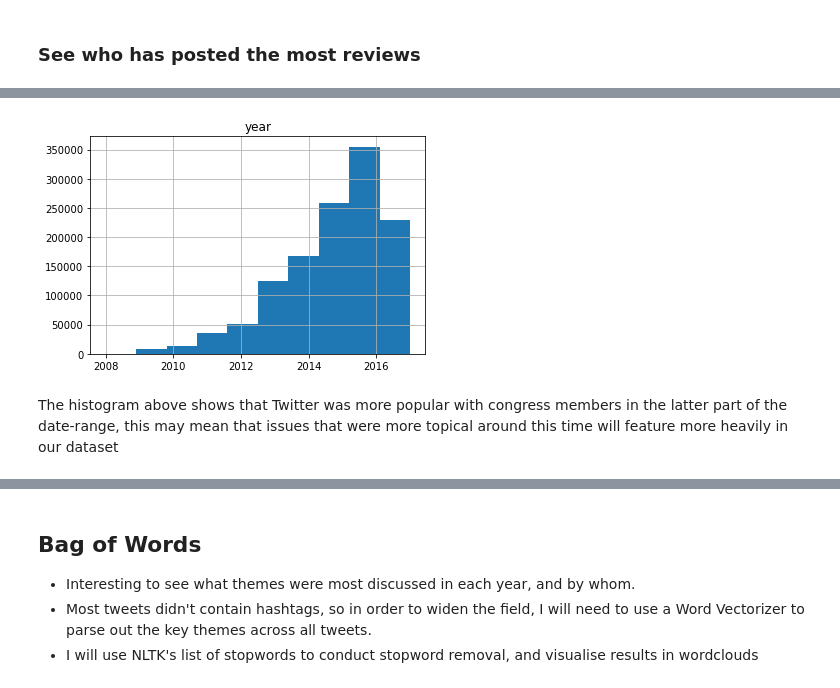
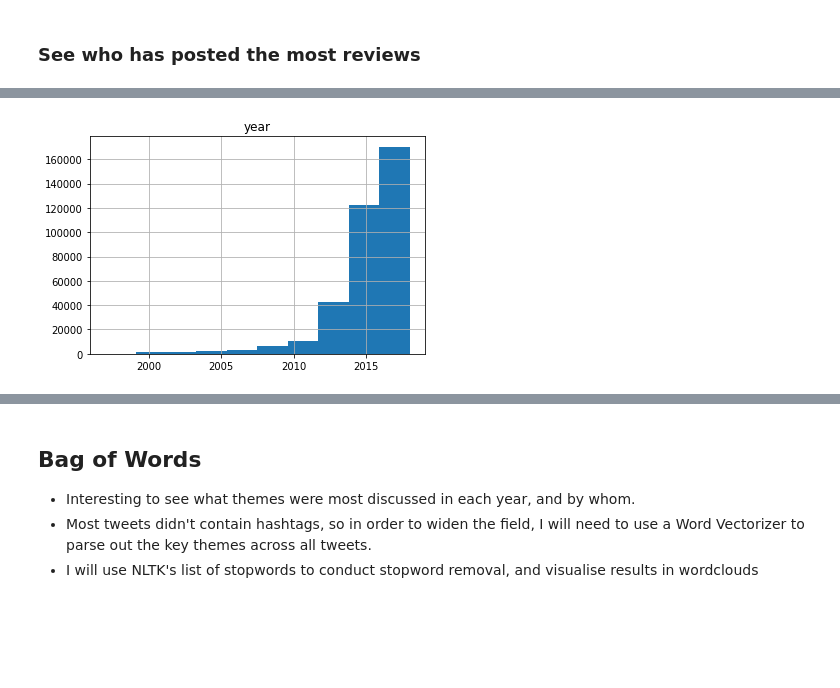
Before and after one commit to idenc/SENG-550-Amazon, a Jupyter notebook: Amazon Analysis.ipynb, the cells around one changed output, grey strips where cells are left out. Drawn from its saved outputs; the diff is of its cells as text; code cells hidden in the pictures; blank space fills up the shorter version.

```diff
--- a/Amazon Analysis.ipynb
+++ b/Amazon Analysis.ipynb
@@ -21,7 +21,7 @@ spark = SparkSession.builder \
     .master("local[4]")\
     .config("spark.driver.memory","4G")\
     .config("spark.driver.maxResultSize", "2G") \
-    .config("spark.jars.packages", "com.johnsnowlabs.nlp:spark-nlp_2.11:2.4.5")\
+    .config("spark.jars.packages", "com.johnsnowlabs.nlp:spark-nlp_2.11:2.6.3")\
     .config("spark.kryoserializer.buffer.max", "1G")\
     .getOrCreate()
 from sparknlp.pretrained import PretrainedPipeline
@@ -122,6 +179,4 @@ only showing top 20 rows
 # %%
-spark.sql('SELECT YEAR(FROM_UNIXTIME(created_at)) AS year FROM tweets').toPandas().hist();
+spark.sql('SELECT YEAR(FROM_UNIXTIME(unixReviewTime)) AS year FROM reviews').toPandas().hist();
 # %% [output]
-[figure, old version]
+[figure, new version]
-# %% [markdown]
-The histogram above shows that Twitter was more popular with congress members in the latter part of the date-range, this may mean that issues that were more topical around this time will feature more heavily in our dataset
```
Also changed, not shown: parts of 25 cells of this notebook.
